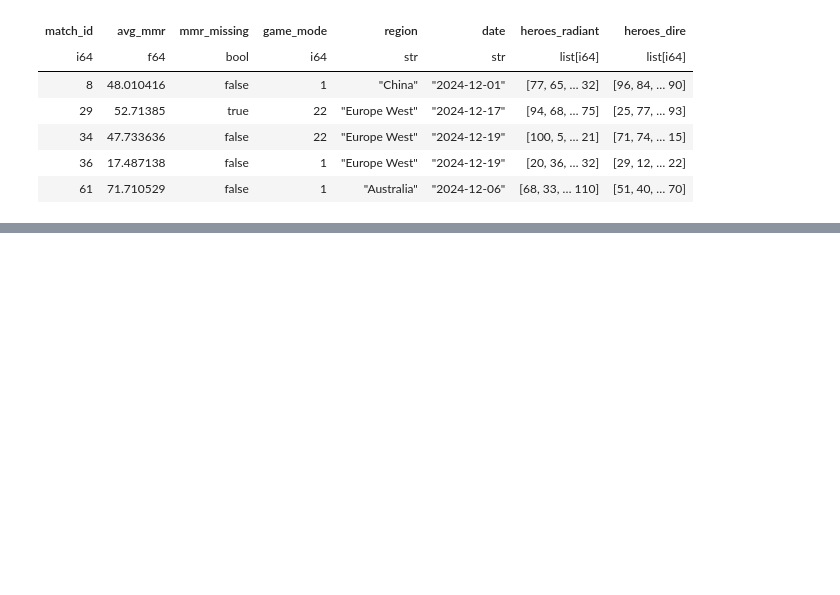
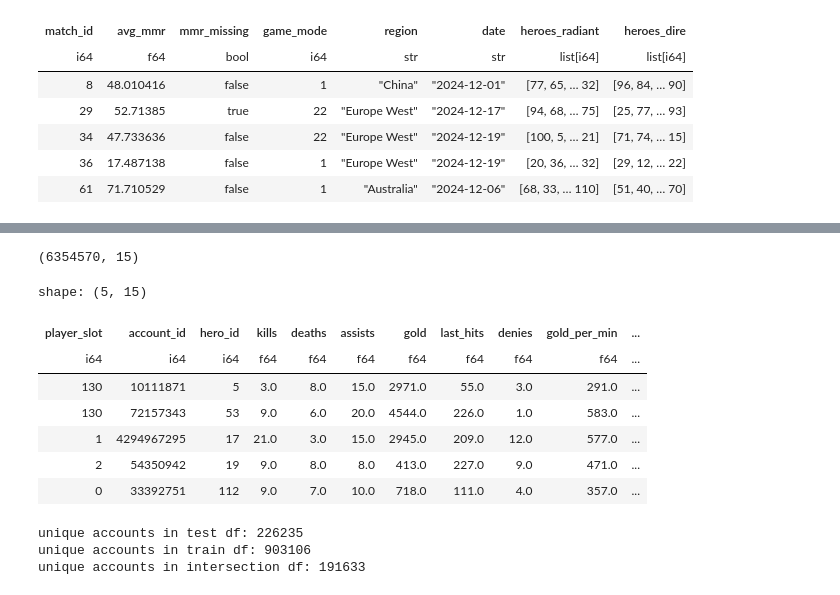
Before and after one commit to Pavel-pers/ml_dota_linreg, a Jupyter notebook: homework-practice-03-base.ipynb, the cells around one changed output, grey strips where cells are left out. Cells and saved outputs as stored; diff of their text form; code cells hidden in the pictures; blank space fills up the shorter version.

```diff
--- a/homework-practice-03-base.ipynb
+++ b/homework-practice-03-base.ipynb
@@ -1401,0 +1450,36 @@ test_with_heroes_col_df.write_parquet('data/artifacts/test_with_heroes_col_df.pa
+# %%
+train_match_ids = matches_train_df['match_id']
+train_players_df = filtered_players_df.filter(
+    pl.col('match_id').is_in(train_match_ids.implode())
+)
+train_players_df = train_players_df.with_columns(
+    pl.when(pl.col('player_slot') < 5)
+    .then(pl.lit('radiant'))
+    .otherwise(pl.lit('dire'))
+    .alias('team')
+)
+print(train_players_df.shape)
+train_players_df.head()
+# %% [output]
+(6354570, 15)
+shape: (5, 15)
+| player_slot | account_id | hero_id | kills | deaths | assists | gold | last_hits | denies | gold_per_min | ... |
+| i64 | i64 | i64 | f64 | f64 | f64 | f64 | f64 | f64 | f64 | ... |
+| 130 | 10111871 | 5 | 3.0 | 8.0 | 15.0 | 2971.0 | 55.0 | 3.0 | 291.0 | ... |
+| 130 | 72157343 | 53 | 9.0 | 6.0 | 20.0 | 4544.0 | 226.0 | 1.0 | 583.0 | ... |
+| 1 | 4294967295 | 17 | 21.0 | 3.0 | 15.0 | 2945.0 | 209.0 | 12.0 | 577.0 | ... |
+| 2 | 54350942 | 19 | 9.0 | 8.0 | 8.0 | 413.0 | 227.0 | 9.0 | 471.0 | ... |
+| 0 | 33392751 | 112 | 9.0 | 7.0 | 10.0 | 718.0 | 111.0 | 4.0 | 357.0 | ... |
+# %%
+train_account_ids = prepared_players_df['account_id'].unique()
+unique_test_account_ids = test_players_df['account_id'].unique()
+print('unique accounts in test df:', unique_test_account_ids.len())
+unique_train_account_ids = train_players_df['account_id'].unique()
+print('unique accounts in train df:', unique_train_account_ids.len())
+intersect_test_train_account_ids = unique_test_account_ids.filter(
+    unique_test_account_ids.is_in(unique_train_account_ids.implode()))
+print('unique accounts in intersection df:', intersect_test_train_account_ids.len())
+# %% [output]
+unique accounts in test df: 226235
+unique accounts in train df: 903106
+unique accounts in intersection df: 191633
```
Also changed, not shown: parts of 31 cells of this notebook, 8 other files.
